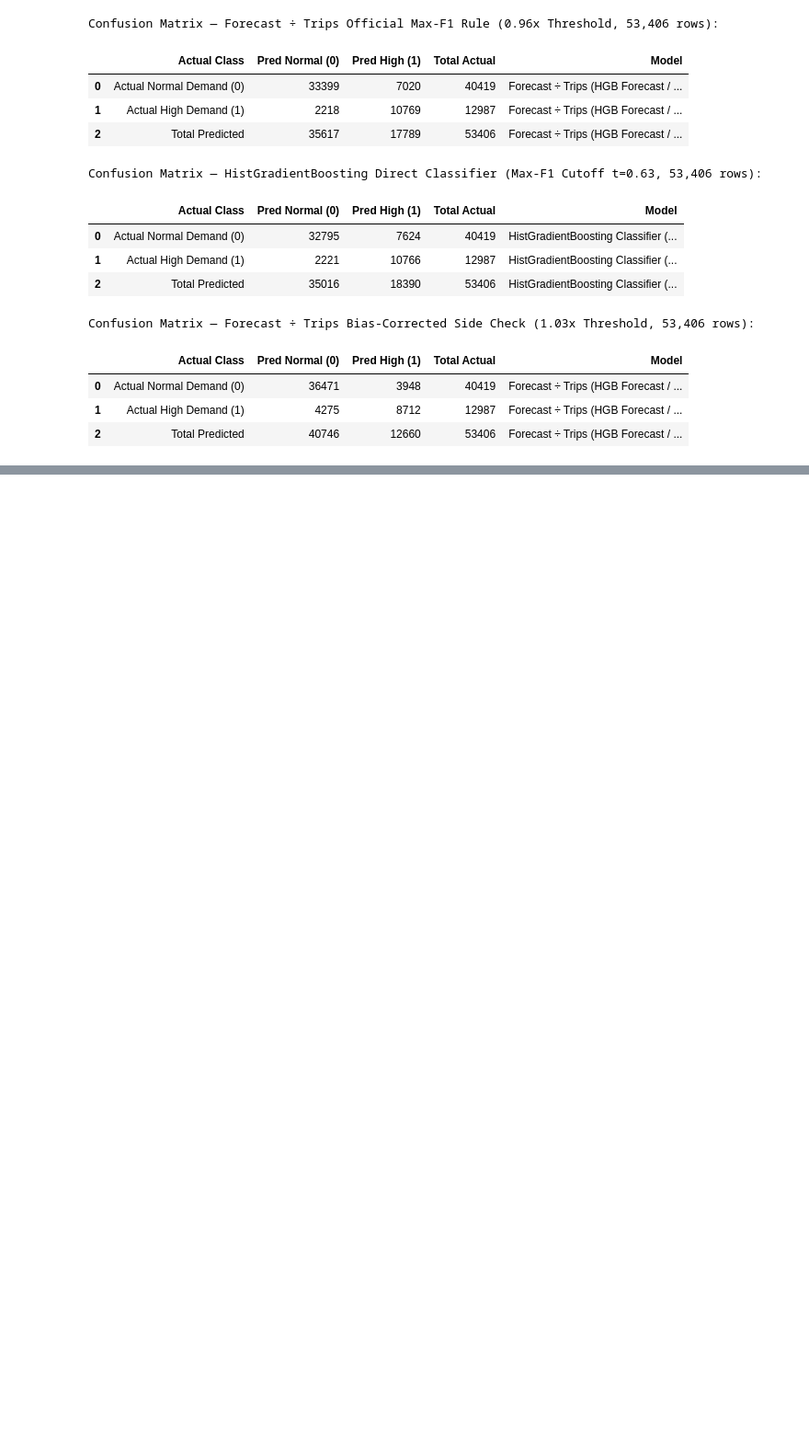
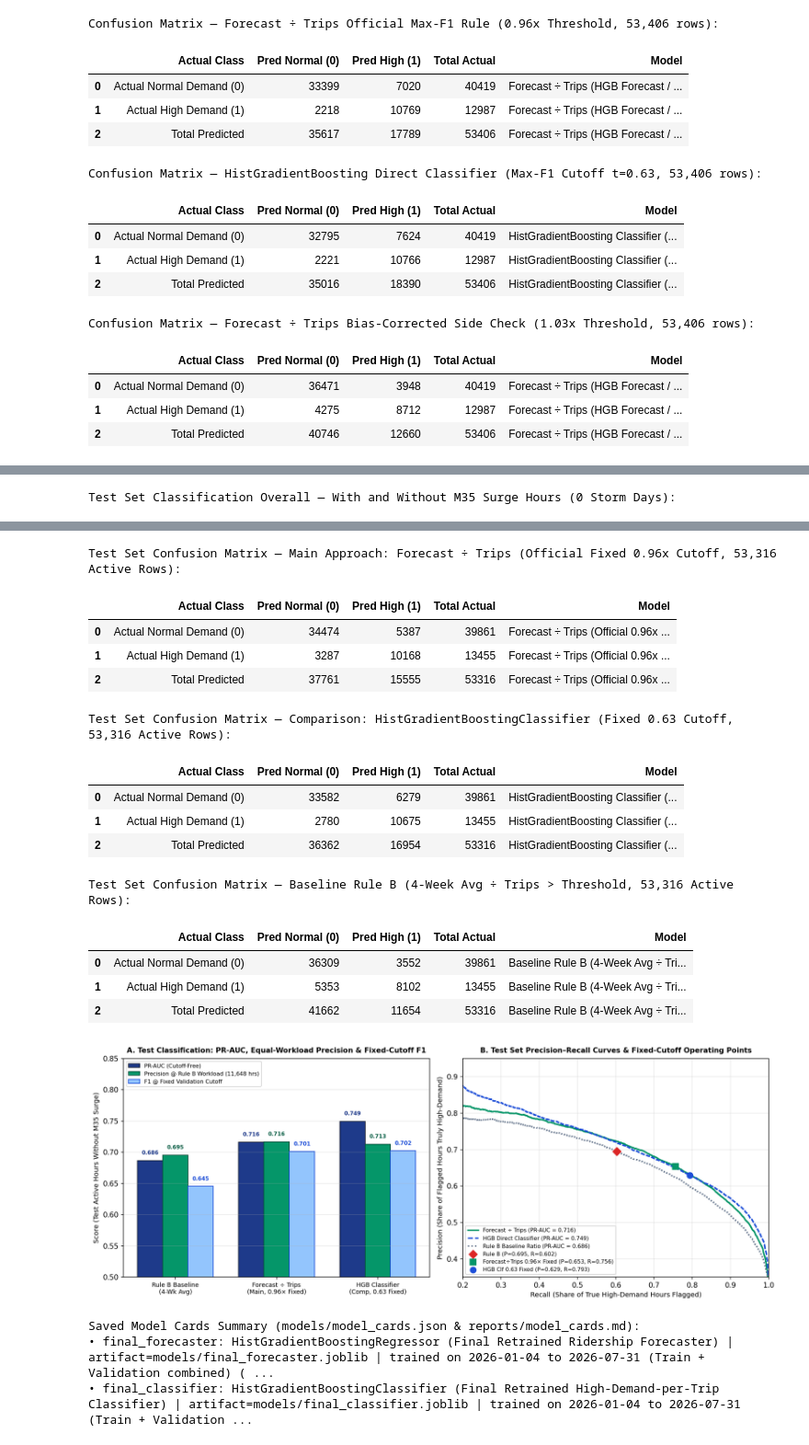
Before and after one commit to springboardmentor441p-coderr/Powered-Public-Transit-Route-Optimization, a Jupyter notebook: notebooks/routeranker.ipynb, the cells around one changed output, grey strips where cells are left out. Shown at 92% size. Saved outputs shown, nothing was run; the diff lists cells and outputs as text; code cells hidden in the pictures; blank space fills up the shorter version.

```diff
--- a/notebooks/routeranker.ipynb
+++ b/notebooks/routeranker.ipynb
@@ -1469,0 +1592,28 @@ Complete 41-Route Cluster Assignment Table (KMeans k=4 Group, DBSCAN eps=1.80 La
+# %%
+import json
+
+c_test_ov = pd.read_csv(TAB / "m3_test_classification_overall.csv")
+cm_test_div = pd.read_csv(TAB / "m3_test_eval_forecast_div_trips_confusion_matrix.csv")
+cm_test_hgb = pd.read_csv(TAB / "m3_test_eval_hgb_clf_confusion_matrix.csv")
+cm_test_rb = pd.read_csv(TAB / "m3_test_eval_rule_b_confusion_matrix.csv")
+
+print("Test Set Classification Overall — With and Without M35 Surge Hours (0 Storm Days):")
+display(c_test_ov)
+
+print("\nTest Set Confusion Matrix — Main Approach: Forecast ÷ Trips (Official Fixed 0.96x Cutoff, 53,316 Active Rows):")
+display(cm_test_div)
+
+print("\nTest Set Confusion Matrix — Comparison: HistGradientBoostingClassifier (Fixed 0.63 Cutoff, 53,316 Active Rows):")
+display(cm_test_hgb)
+
+print("\nTest Set Confusion Matrix — Baseline Rule B (4-Week Avg ÷ Trips > Threshold, 53,316 Active Rows):")
+display(cm_test_rb)
+
+ipy_display(Image(filename=str(FIG / "m3_test_classification_results.png")))
+
+cards = json.loads((ROOT / "models" / "model_cards.json").read_text(encoding="utf-8"))
+print("\nSaved Model Cards Summary (models/model_cards.json & reports/model_cards.md):")
+for k_card, v_card in cards.items():
+    print(f"• {k_card}: {v_card['model_name']} | artifact={v_card['artifact_path']} | trained on {v_card['training_date_window']} ({v_card['n_training_rows']:,} rows)")
+# %% [output]
+Test Set Classification Overall — With and Without M35 Surge Hours (0 Storm Days):
@@ -1469,0 +1629,19 @@ Complete 41-Route Cluster Assignment Table (KMeans k=4 Group, DBSCAN eps=1.80 La
+Test Set Confusion Matrix — Main Approach: Forecast ÷ Trips (Official Fixed 0.96x Cutoff, 53,316 Active Rows):
+|  | Actual Class | Pred Normal (0) | Pred High (1) | Total Actual | Model |
+| 0 | Actual Normal Demand (0) | 34474 | 5387 | 39861 | Forecast ÷ Trips (Official 0.96x ... |
+| 1 | Actual High Demand (1) | 3287 | 10168 | 13455 | Forecast ÷ Trips (Official 0.96x ... |
+| 2 | Total Predicted | 37761 | 15555 | 53316 | Forecast ÷ Trips (Official 0.96x ... |
+Test Set Confusion Matrix — Comparison: HistGradientBoostingClassifier (Fixed 0.63 Cutoff, 53,316 Active Rows):
+|  | Actual Class | Pred Normal (0) | Pred High (1) | Total Actual | Model |
+| 0 | Actual Normal Demand (0) | 33582 | 6279 | 39861 | HistGradientBoosting Classifier (... |
+| 1 | Actual High Demand (1) | 2780 | 10675 | 13455 | HistGradientBoosting Classifier (... |
+| 2 | Total Predicted | 36362 | 16954 | 53316 | HistGradientBoosting Classifier (... |
+Test Set Confusion Matrix — Baseline Rule B (4-Week Avg ÷ Trips > Threshold, 53,316 Active Rows):
+|  | Actual Class | Pred Normal (0) | Pred High (1) | Total Actual | Model |
+| 0 | Actual Normal Demand (0) | 36309 | 3552 | 39861 | Baseline Rule B (4-Week Avg ÷ Tri... |
+| 1 | Actual High Demand (1) | 5353 | 8102 | 13455 | Baseline Rule B (4-Week Avg ÷ Tri... |
+| 2 | Total Predicted | 41662 | 11654 | 53316 | Baseline Rule B (4-Week Avg ÷ Tri... |
+[figure, added]
+Saved Model Cards Summary (models/model_cards.json & reports/model_cards.md):
+• final_forecaster: HistGradientBoostingRegressor (Final Retrained Ridership Forecaster) | artifact=models/final_forecaster.joblib | trained on 2026-01-04 to 2026-07-31 (Train + Validation combined) ( ...
+• final_classifier: HistGradientBoostingClassifier (Final Retrained High-Demand-per-Trip Classifier) | artifact=models/final_classifier.joblib | trained on 2026-01-04 to 2026-07-31 (Train + Validation ...
```
Also changed, not shown: parts of 13 cells of this notebook, 46 other files.
